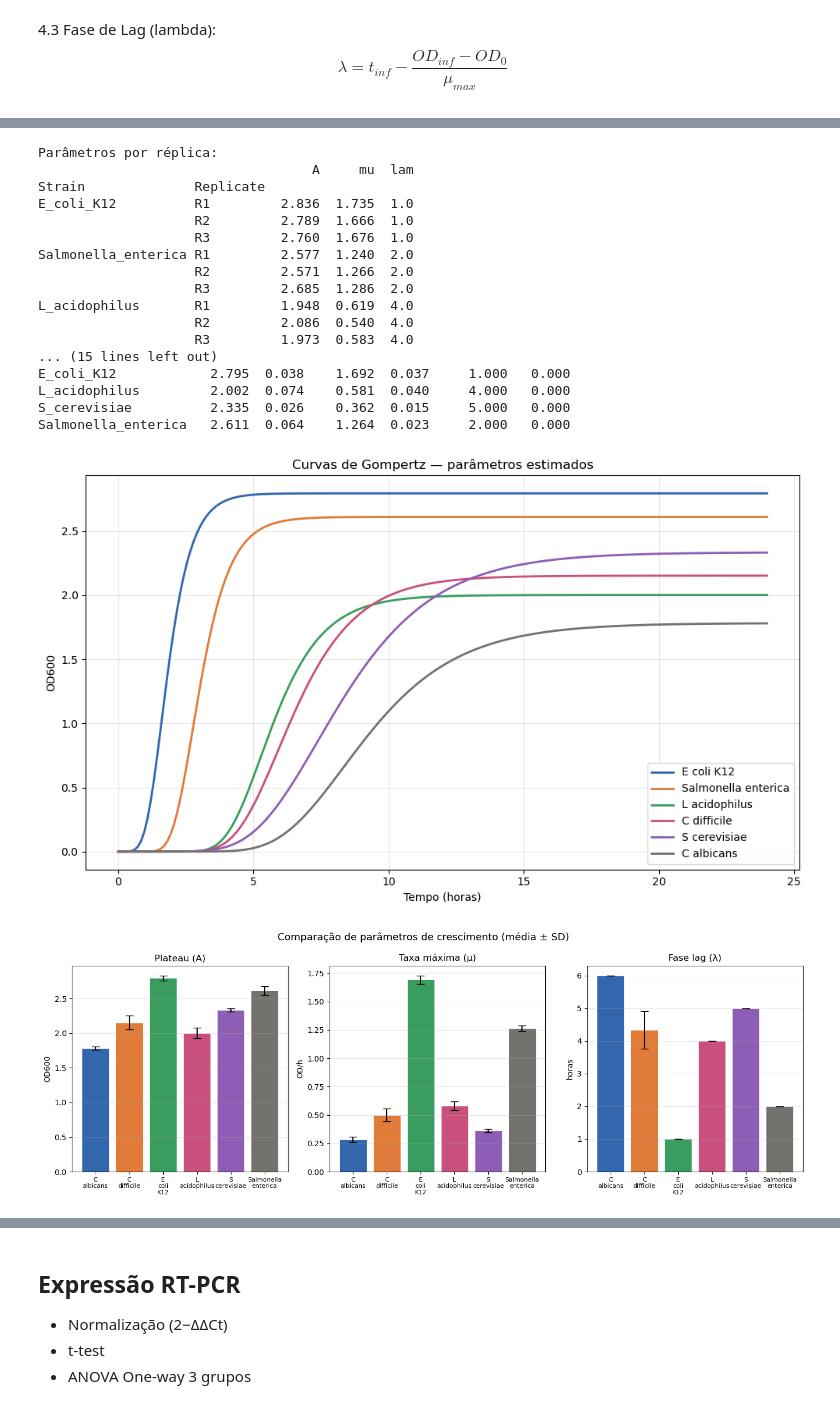
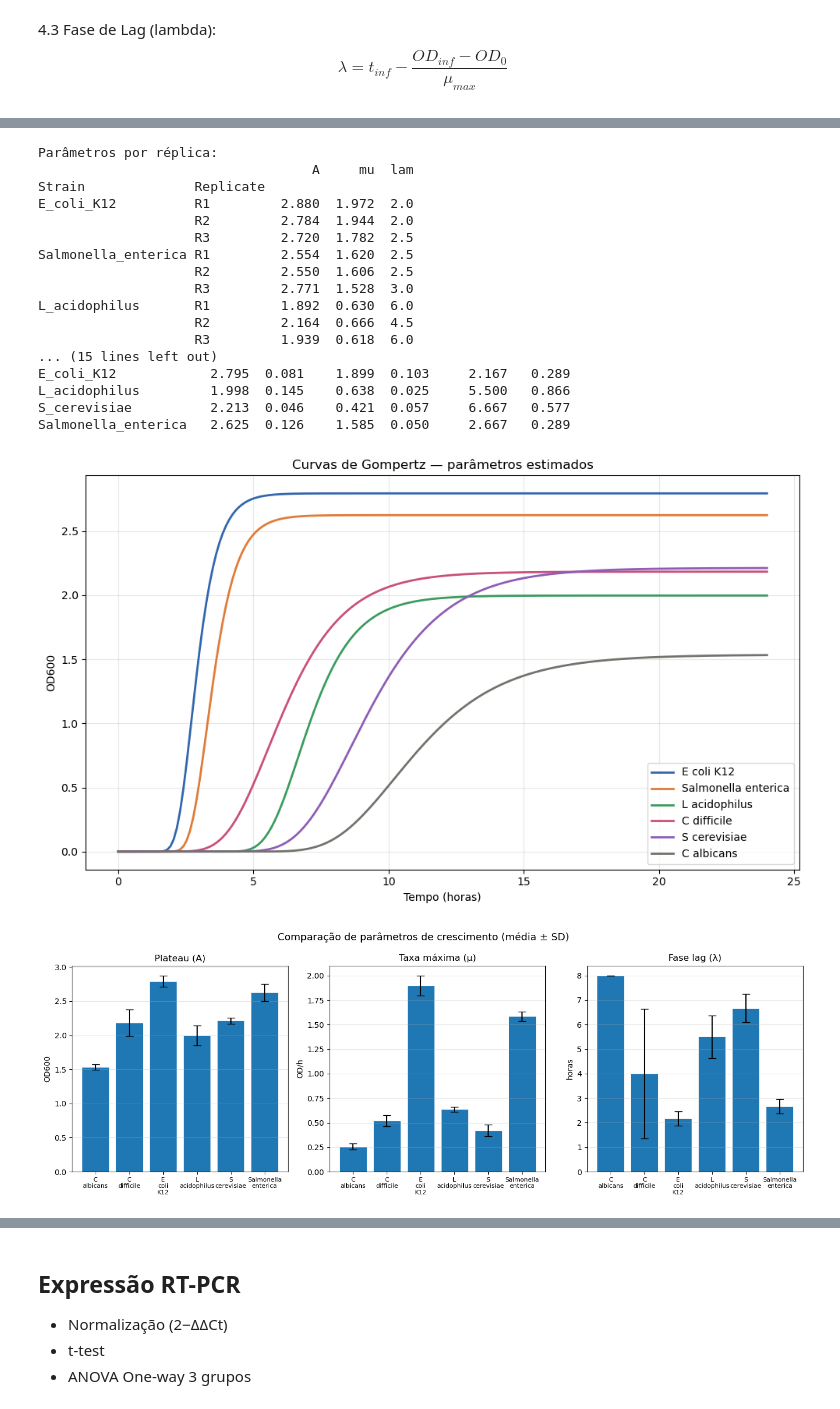
Before and after one commit to SaraBSalazar/courses, a Jupyter notebook: PALOP_2026/Aula_0/Aula_Bioinformática_0.ipynb, the cells around one changed output, grey strips where cells are left out. Drawn from its saved outputs; the diff is of its cells as text; code cells hidden in the pictures.

```diff
--- a/PALOP_2026/Aula_0/Aula_Bioinformática_0.ipynb
+++ b/PALOP_2026/Aula_0/Aula_Bioinformática_0.ipynb
@@ -31,7 +31,7 @@ import matplotlib.pyplot as plt
    4. **"Qual o micróbio cresce mais rápido?"** → Comparar **μ_max**
 # %%
 # Carregar o CSV
-df = pd.read_csv("crescimento_microbiano.csv", sep=';')
+df = pd.read_csv("crescimento_microbiano.csv")
 
 print("Primeiras linhas do DataFrame:")
 print(df.head(5))
@@ -121,11 +121,9 @@ Array de tempos (horas): [ 0.  1.  2.  3.  4.  5.  6.  7.  8.  9. 10. 11. 12. 13
 fig, ax = plt.subplots(figsize=(8, 5))
 
 # Réplicas individuais
-for _, row in df_estirpe_time.iterrows():
-    od_rep = row.values.astype(float)
-    rep    = df_estirpe.loc[_, "Replicate"]
-    ax.plot(time_array, od_rep, "o-", linewidth=1, markersize=3,
-            alpha=0.6, label=f"{estirpe} ({rep})")
+for _, row in df_estirpe.iterrows():
+    ax.plot(time_array, row[time_cols].values.astype(float),
+            "o-", linewidth=1, markersize=3, alpha=0.6, label=row["Replicate"])
 
 # Curva média
 ax.plot(time_array, od_mean, "o-", color="#3266ad", linewidth=2,
@@ -333,20 +331,20 @@ print(df_resumo.to_string())
 Parâmetros por réplica:
                                    A     mu  lam
 Strain              Replicate
-E_coli_K12          R1         2.836  1.735  1.0
-                    R2         2.789  1.666  1.0
-                    R3         2.760  1.676  1.0
-Salmonella_enterica R1         2.577  1.240  2.0
-                    R2         2.571  1.266  2.0
-                    R3         2.685  1.286  2.0
-L_acidophilus       R1         1.948  0.619  4.0
-                    R2         2.086  0.540  4.0
-                    R3         1.973  0.583  4.0
+E_coli_K12          R1         2.880  1.972  2.0
+                    R2         2.784  1.944  2.0
+                    R3         2.720  1.782  2.5
+Salmonella_enterica R1         2.554  1.620  2.5
+                    R2         2.550  1.606  2.5
+                    R3         2.771  1.528  3.0
+L_acidophilus       R1         1.892  0.630  6.0
+                    R2         2.164  0.666  4.5
+                    R3         1.939  0.618  6.0
 ... (15 lines left out)
-E_coli_K12            2.795  0.038    1.692  0.037     1.000   0.000
-L_acidophilus         2.002  0.074    0.581  0.040     4.000   0.000
-S_cerevisiae          2.335  0.026    0.362  0.015     5.000   0.000
-Salmonella_enterica   2.611  0.064    1.264  0.023     2.000   0.000
+E_coli_K12            2.795  0.081    1.899  0.103     2.167   0.289
+L_acidophilus         1.998  0.145    0.638  0.025     5.500   0.866
+S_cerevisiae          2.213  0.046    0.421  0.057     6.667   0.577
+Salmonella_enterica   2.625  0.126    1.585  0.050     2.667   0.289
 # %%
 fig, ax = plt.subplots(figsize=(10, 6))
 
@@ -370,37 +368,36 @@ ax.grid(alpha=0.3)
 plt.tight_layout()
 plt.show()
 # %% [output]
-[figure, old version]
+[figure, new version]
 # %%
 fig, axes = plt.subplots(1, 3, figsize=(14, 5))
 
 params_plot = [
     ("A_mean",   "A_sd",   "Plateau (A)",    "OD600"),
     ("mu_mean",  "mu_sd",  "Taxa máxima (µ)", "OD/h"),
     ("lam_mean", "lam_sd", "Fase lag (λ)",    "horas"),
 ]
 
-cores = ["#3266ad", "#e07b39", "#3a9c5f", "#c94f7c", "#8e5db5", "#73726c"]
+
 estirpes = df_resumo.index.tolist()
 
 for ax, (mean_col, sd_col, titulo, unidade) in zip(axes, params_plot):
     valores = df_resumo[mean_col].values
     erros   = df_resumo[sd_col].values
 
-    bars = ax.bar(range(len(estirpes)), valores, yerr=erros,
-                  color=cores, capsize=5, edgecolor="white", linewidth=0.5)
+    bars = ax.bar(range(len(estirpes)), valores, yerr=erros, capsize=5, edgecolor="white", linewidth=0.5)
 
     ax.set_xticks(range(len(estirpes)))
     ax.set_xticklabels([e.replace("_", "\n") for e in estirpes], fontsize=8)
     ax.set_title(titulo)
     ax.set_ylabel(unidade)
     ax.grid(axis="y", alpha=0.3)
 
 plt.suptitle("Comparação de parâmetros de crescimento (média ± SD)", fontsize=13)
 plt.tight_layout()
 plt.show()
 # %% [output]
-[figure, old version]
+[figure, new version]
 # %%
 from scipy import stats
 from statsmodels.stats.multicomp import pairwise_tukeyhsd
```
Also changed, not shown: parts of 9 cells of this notebook, 1 other file.
